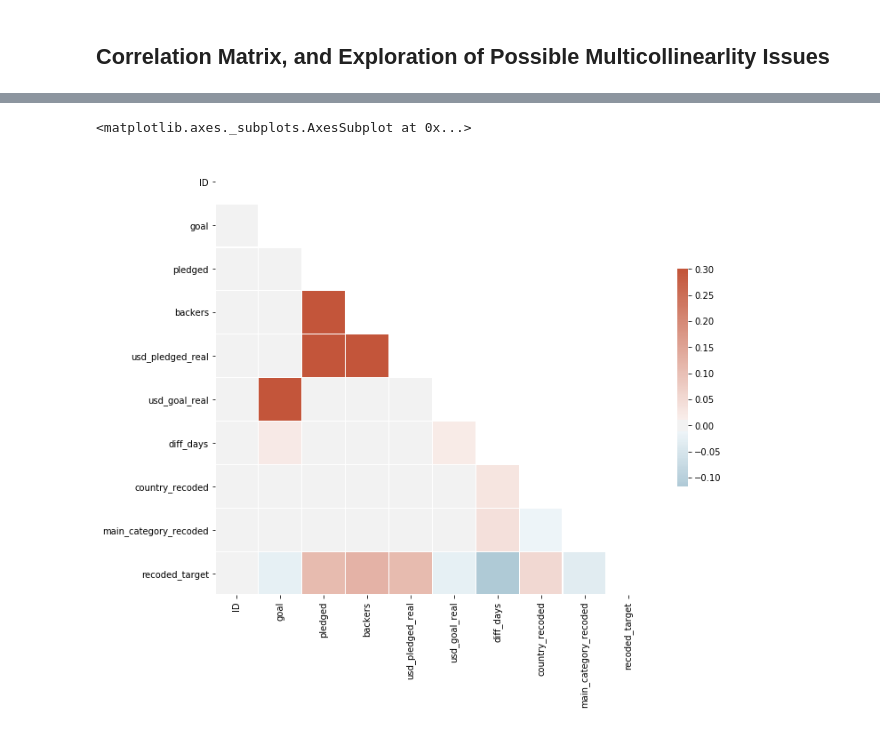
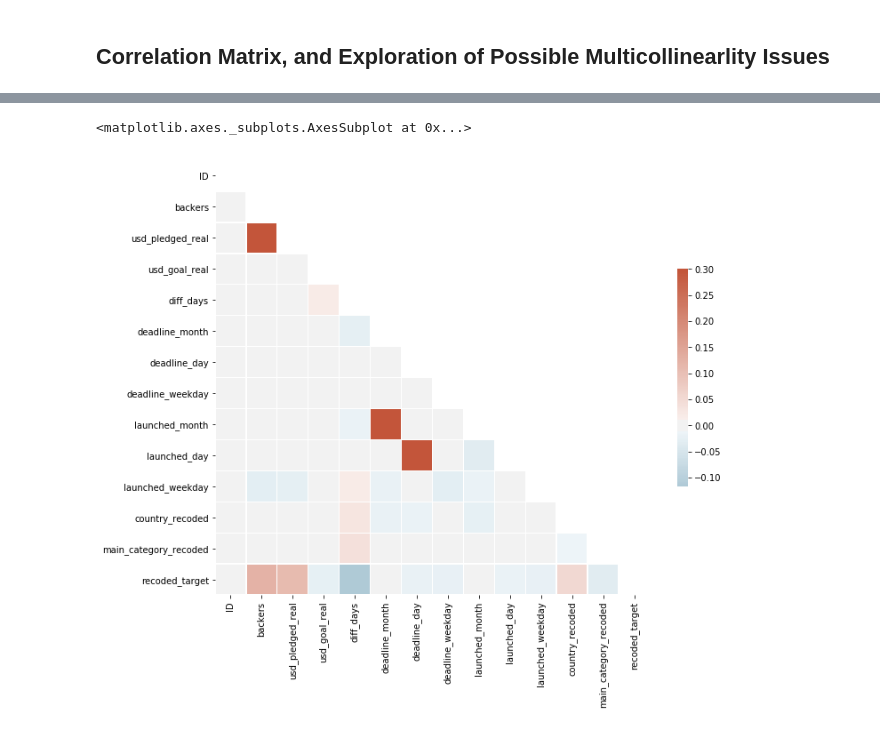
Before and after one commit to mayaaravapalli/Kickstarter-Project-, a Jupyter notebook: EDA.ipynb, the cells around one changed output, grey strips where cells are left out. Cells and saved outputs as stored; diff of their text form; code cells hidden in the pictures.

```diff
--- a/EDA.ipynb
+++ b/EDA.ipynb
@@ -101,3 +102,21 @@ kick.describe()
+# %%
+# Creating deadline month
+kick['deadline_month'] = deadline.dt.month
+
+# Creating deadline day
+kick['deadline_day'] = deadline.dt.day
+
+# Creating deadline weekday
+kick['deadline_weekday'] = deadline.dt.weekday #0 is Monday and 6 is Sunday
+# %%
+# Creating launched month
+kick['launched_month'] = launched.dt.month
+
+# Creating launched day
+kick['launched_day'] = launched.dt.day
+
+# Creating launched weekday
+kick['launched_weekday'] = launched.dt.weekday #0 is Monday and 6 is Sunday
 # %%
 #converting the difference in days to an integer
 kick['diff_days'] = kick['diff_days'].dt.days
@@ -160,7 +195,7 @@ kick.head()
 print(list(kick))
 
 #selecting only the columns we might want to use
-kick = kick.iloc[:, np.r_[0:4, 6, 8:12, 13:len(kick.columns)]]
+kick1 = kick.iloc[:, np.r_[0:4,5,7,9,10,13:len(kick.columns)]]
 
 #excluded: deadline, launched (as there is the deadline_date, launched_date)
 #excluded usd_pledged which has 206 missing values -> this was the kickstarter automatic conversion which is replaced by usd_pleged_real
@@ -186,4 +222,4 @@ def recoded(x):
         return 0
 # %%
 #creating a new column with recoded target
-kick['recoded_target'] = kick['state'].apply(recoded)
+kick1['recoded_target'] = kick1['state'].apply(recoded)
@@ -200,17 +242,17 @@ kick.head()
 # %%
 #correlation matrix
-corrmatrix = kick.corr()
+corrmatrix = kick1.corr()
 corrmatrix
 
 #not sure how to do this because there are SO many categories, but we might have to recode the category in some way but it has 21,000+ categories
 
 #prettier correlation matrix
 #SOURCE: https://seaborn.pydata.org/examples/many_pairwise_correlations.html
 mask = np.triu(np.ones_like(corrmatrix, dtype=bool))
 f, ax = plt.subplots(figsize=(11, 9))
 cmap = sns.diverging_palette(230, 20, as_cmap=True)
 sns.heatmap(corrmatrix, mask=mask, cmap=cmap, vmax=.3, center=0,
             square=True, linewidths=.5, cbar_kws={"shrink": .5})
 # %% [output]
 <matplotlib.axes._subplots.AxesSubplot at 0x...>
-[figure, old version]
+[figure, new version]
```
Also changed, not shown: parts of 16 cells of this notebook, 2 other files.
